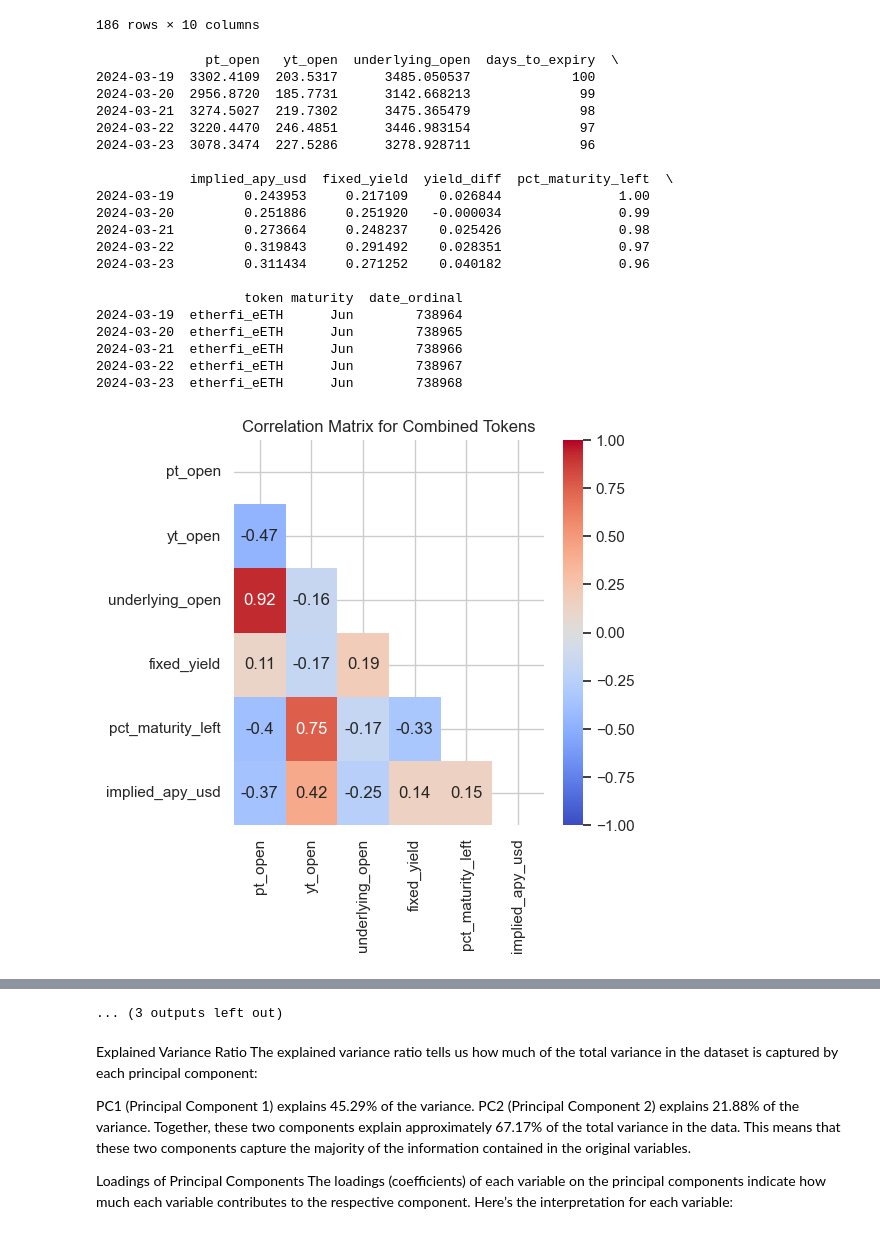
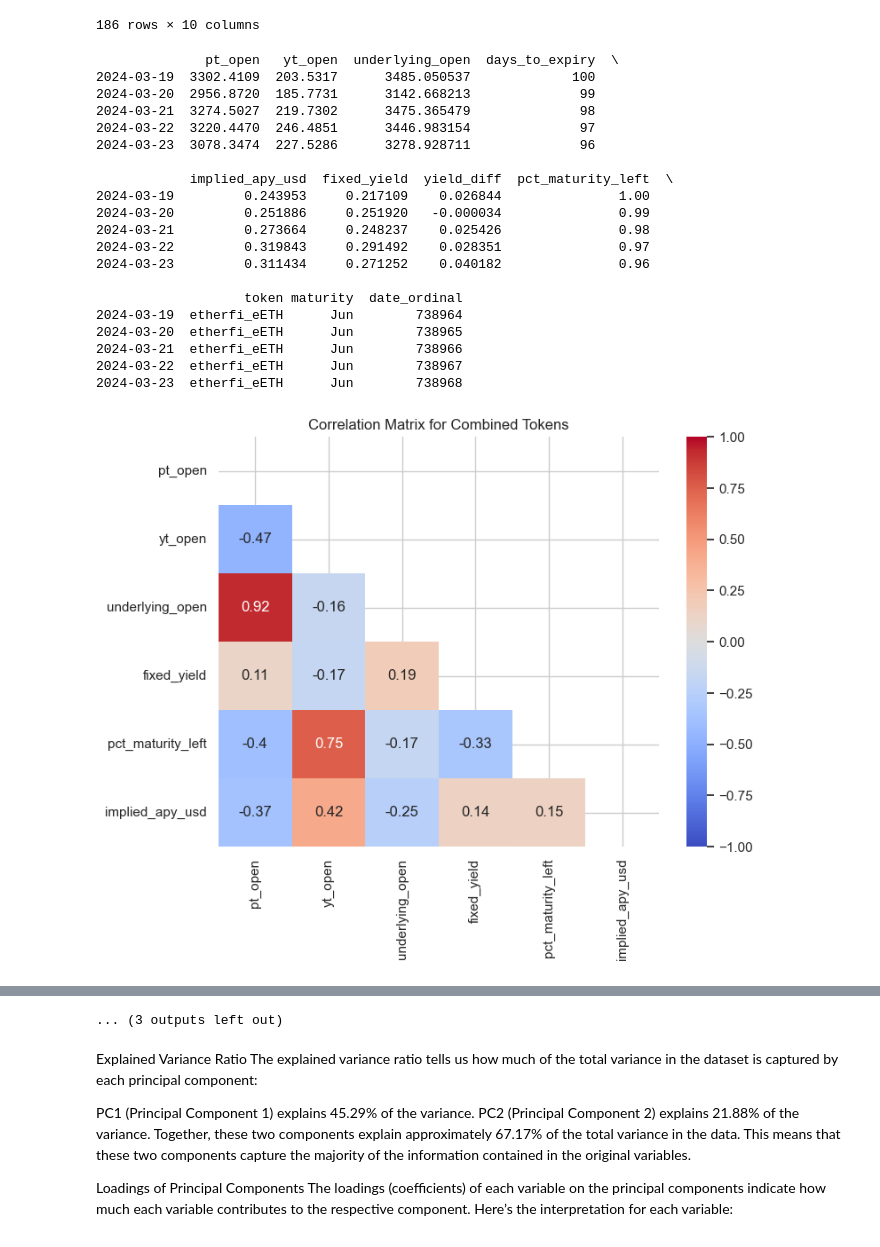
Before and after one commit to farischaudhry/pendle-analysis, a Jupyter notebook: lrt-analysis.ipynb, the cells around one changed output, grey strips where cells are left out. Drawn from its saved outputs; the diff is of its cells as text; code cells hidden in the pictures.

```diff
--- a/lrt-analysis.ipynb
+++ b/lrt-analysis.ipynb
@@ -50,25 +50,3 @@ uniETH_yt_jun_path = 'data/uniETH/uniETH_Jun_yt_ohlcv_data.csv'
 uniETH_pt_jun_path = 'data/uniETH/uniETH_Jun_pt_ohlcv_data.csv'
 uniETH_yt_sep_path = 'data/uniETH/uniETH_Sep_yt_ohlcv_data.csv'
 uniETH_pt_sep_path = 'data/uniETH/uniETH_Sep_pt_ohlcv_data.csv'
-
-# Load the data
-etherfi_eETH_jun_df = prepare_token_data(eETH_underlying_path, etherfi_eETH_yt_jun_path, etherfi_eETH_pt_jun_path, ac.etherfi_eETH_Jun_start_date, ac.expiry_date_jun)
-etherfi_eETH_sep_df = prepare_token_data(eETH_underlying_path, etherfi_eETH_yt_sep_path, etherfi_eETH_pt_sep_path, ac.etherfi_eETH_Sep_start_date, ac.expiry_date_sep)
-etherfi_eETH_dec_df = prepare_token_data(eETH_underlying_path, etherfi_eETH_yt_dec_path, etherfi_eETH_pt_dec_path, ac.etherfi_eETH_Dec_start_date, ac.expiry_date_dec)
-zircuit_eETH_jun_df = prepare_token_data(eETH_underlying_path, zircuit_eETH_yt_jun_path, zircuit_eETH_pt_jun_path, ac.zircuit_eETH_Jun_start_date, ac.expiry_date_jun)
-
-ezETH_sep_df = prepare_token_data(ezETH_underlying_path, ezETH_yt_sep_path, ezETH_pt_sep_path, ac.ezETH_Sep_start_date, ac.expiry_date_sep)
-ezETH_dec_df = prepare_token_data(ezETH_underlying_path, ezETH_yt_dec_path, ezETH_pt_dec_path, ac.ezETH_Dec_start_date, ac.expiry_date_dec)
-
-pufETH_jun_df = prepare_token_data(pufETH_underlying_path, pufETH_yt_jun_path, pufETH_pt_jun_path, ac.pufETH_Jun_start_date, ac.expiry_date_jun)
-pufETH_sep_df = prepare_token_data(pufETH_underlying_path, pufETH_yt_sep_path, pufETH_pt_sep_path, ac.pufETH_Sep_start_date, ac.expiry_date_sep)
-
-uniETH_jun_df = prepare_token_data(uniETH_underlying_path, uniETH_yt_jun_path, uniETH_pt_jun_path, ac.uniETH_Jun_start_date, ac.expiry_date_jun)
-uniETH_sep_df = prepare_token_data(uniETH_underlying_path, uniETH_yt_sep_path, uniETH_pt_sep_path, ac.uniETH_Sep_start_date, ac.expiry_date_sep)
-
-dfs = [etherfi_eETH_jun_df, etherfi_eETH_sep_df, etherfi_eETH_dec_df, zircuit_eETH_jun_df, ezETH_sep_df, ezETH_dec_df, pufETH_jun_df, pufETH_sep_df, uniETH_jun_df, uniETH_sep_df]
-jun_dfs = [etherfi_eETH_jun_df, zircuit_eETH_jun_df, pufETH_jun_df, uniETH_jun_df]
-sep_dfs = [etherfi_eETH_sep_df, ezETH_sep_df, pufETH_sep_df, uniETH_sep_df]
-dec_dfs = [etherfi_eETH_dec_df, ezETH_dec_df]
-
-etherfi_eETH_jun_df
@@ -150,15 +153,6 @@ etherfi_combined_df
 from sklearn.decomposition import PCA
 from sklearn.preprocessing import StandardScaler
 from sklearn.impute import SimpleImputer
-
-# Load the data for all tokens and maturities
-tokens = {
-    'etherfi_eETH': [etherfi_eETH_jun_df, etherfi_eETH_sep_df, etherfi_eETH_dec_df],
-    'zircuit_eETH': [zircuit_eETH_jun_df],
-    'ezETH': [ezETH_sep_df, ezETH_dec_df],
-    'pufETH': [pufETH_jun_df, pufETH_sep_df],
-    'uniETH': [uniETH_jun_df, uniETH_sep_df]
-}
 
 categories = ['pt_open', 'yt_open', 'underlying_open', 'fixed_yield', 'pct_maturity_left', 'implied_apy_usd']
 
@@ -177,7 +171,7 @@ print(combined_df.head())
 def plot_correlation_matrix(data, title):
     correlation_matrix = data.corr()
     mask = np.triu(np.ones_like(correlation_matrix, dtype=bool))
-    plt.figure(figsize=(5, 5))
+    plt.figure(figsize=(8, 6))
     sns.heatmap(correlation_matrix, annot=True, cmap='coolwarm', vmin=-1, vmax=1, mask=mask)
     plt.title(title)
     plt.show()
@@ -219,32 +213,31 @@ plt.figure(figsize=(10, 6))
 sns.scatterplot(x='Principal Component 1', y='Principal Component 2', hue='token', style='maturity', data=pca_df)
 plt.title('PCA of Yield Token Data')
 plt.xlabel(f'Principal Component 1 ({pca.explained_variance_ratio_[0]*100:.2f}% variance)')
 plt.ylabel(f'Principal Component 2 ({pca.explained_variance_ratio_[1]*100:.2f}% variance)')
 plt.show()
 
 # Print explained variance ratios and components
 print("Explained variance ratio:", pca.explained_variance_ratio_)
 components_df = pd.DataFrame(pca.components_, columns=categories, index=['PC1', 'PC2'])
-components_df
 # %% [output]
               pt_open   yt_open  underlying_open  days_to_expiry  \
 2024-03-19  3302.4109  203.5317      3485.050537             100
 2024-03-20  2956.8720  185.7731      3142.668213              99
 2024-03-21  3274.5027  219.7302      3475.365479              98
 2024-03-22  3220.4470  246.4851      3446.983154              97
 2024-03-23  3078.3474  227.5286      3278.928711              96
 
             implied_apy_usd  fixed_yield  yield_diff  pct_maturity_left  \
 2024-03-19         0.243953     0.217109    0.026844               1.00
 2024-03-20         0.251886     0.251920   -0.000034               0.99
 2024-03-21         0.273664     0.248237    0.025426               0.98
 2024-03-22         0.319843     0.291492    0.028351               0.97
 2024-03-23         0.311434     0.271252    0.040182               0.96
 
                    token maturity  date_ordinal
 2024-03-19  etherfi_eETH      Jun        738964
 2024-03-20  etherfi_eETH      Jun        738965
 2024-03-21  etherfi_eETH      Jun        738966
 2024-03-22  etherfi_eETH      Jun        738967
 2024-03-23  etherfi_eETH      Jun        738968
-[figure, old version]
+[figure, new version]
```
Also changed, not shown: parts of 5 cells of this notebook, 2 other files.
